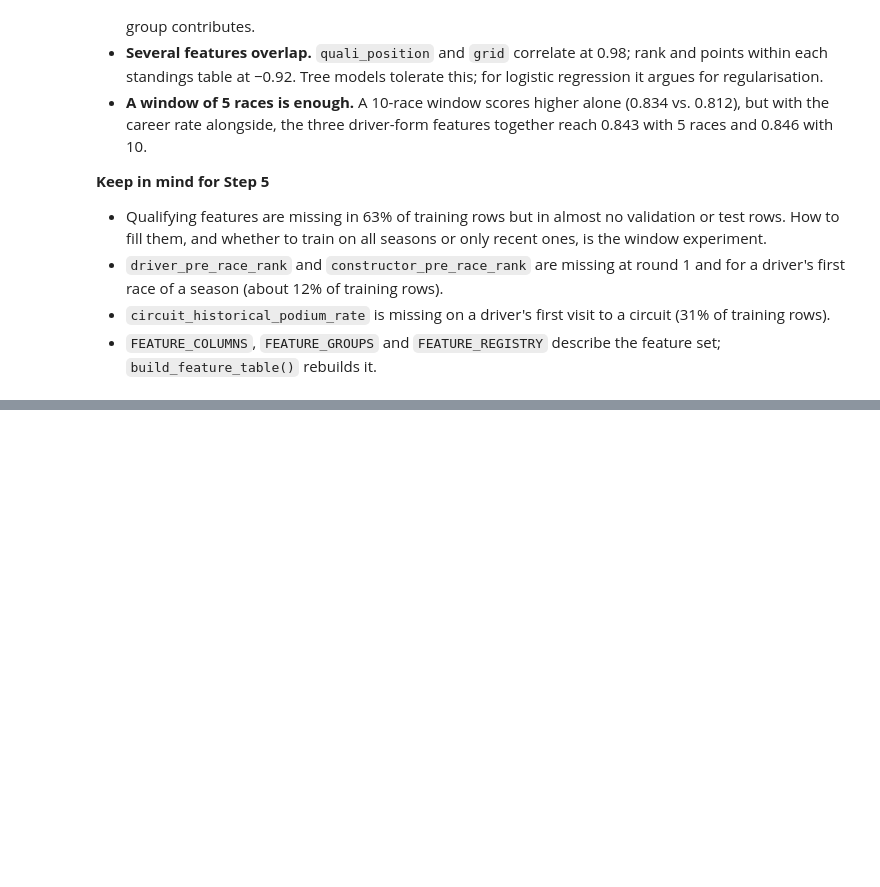
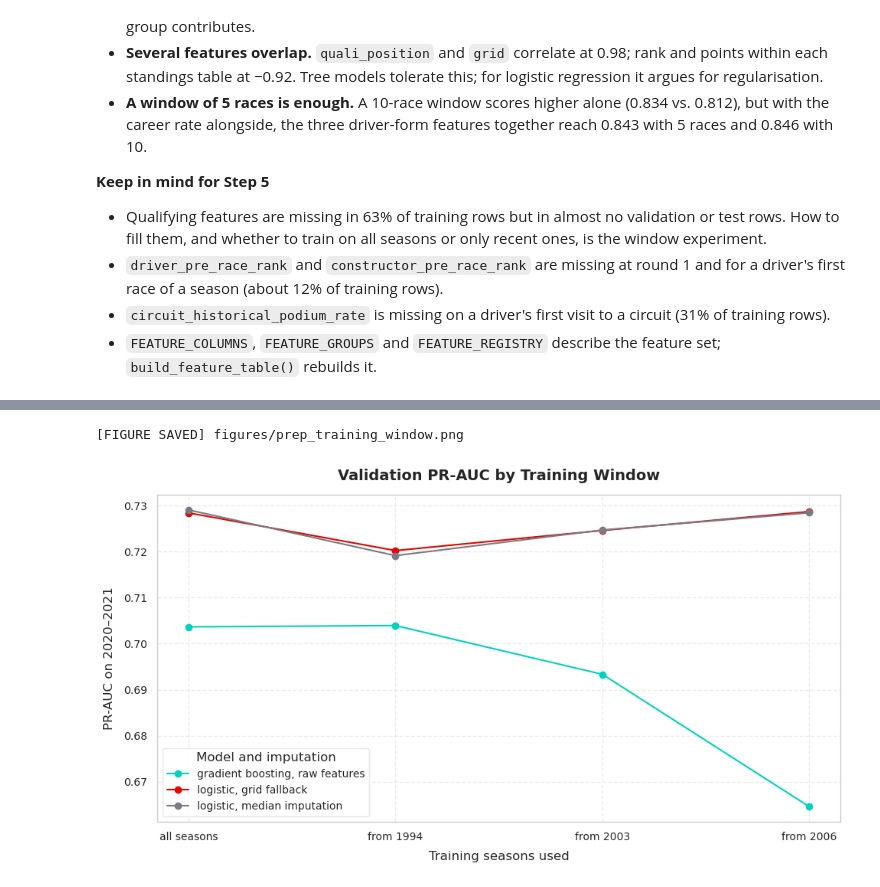
Before and after one commit to Abdel-RahmanIII/Formula-1, a Jupyter notebook: formula-1.ipynb, the cells around one changed output, grey strips where cells are left out. Drawn from its saved outputs; the diff is of its cells as text; code cells hidden in the pictures; blank space fills up the shorter version.

Commit message:
task 5 (fr)

```diff
--- a/formula-1.ipynb
+++ b/formula-1.ipynb
@@ -2241,0 +2292,12 @@ display(pd.DataFrame(window_scores).round(3))
+# %%
+# Task 15.2: why the identifiers are not one-hot encoded
+id_report = {}
+for col in ["driverId", "constructorId"]:
+    seen_in_training = set(clean_df.loc[clean_df["year"] <= TRAIN_MAX_YEAR, col])
+    id_report[col] = {"distinct values in training": len(seen_in_training)}
+    for name in ["validation", "test"]:
+        part = splits[name]
+        ids = part[col] if col in part else clean_df.loc[part.index, col]
+        id_report[col][f"{name} rows with an unseen value (%)"] = round((~ids.isin(seen_in_training)).mean() * 100, 1)
+display(pd.DataFrame(id_report).T)
+print(f"Columns in FEATURE_COLUMNS with a non-numeric dtype: {model_df[FEATURE_COLUMNS].select_dtypes(exclude='number').columns.tolist()}")
@@ -2241,0 +2420,31 @@ display(pd.DataFrame(window_scores).round(3))
+# %%
+# Task 17: training-window and qualifying-imputation experiment
+WINDOWS: Dict[str, Optional[int]] = {"all seasons": None, "from 1994": 1994, "from 2003": 2003, "from 2006": 2006}
+
+window_predictions, window_rows = {}, {}
+for window_name, first_year in WINDOWS.items():
+    train = split_by_season(model_df, first_year)["train"]
+    variants = {
+        "logistic, median imputation": (make_preprocessor(quali_fallback=False), None),
+        "logistic, grid fallback": (make_preprocessor(quali_fallback=True), None),
+        # Gradient boosting reads missing values natively, so it needs no imputer or scaler
+        "gradient boosting, raw features": (None, HistGradientBoostingClassifier(max_iter=200, learning_rate=0.05, random_state=RANDOM_SEED)),
+    }
+    for variant_name, (preprocessor, model) in variants.items():
+        key = f"{window_name} | {variant_name}"
+        window_predictions[key] = validation_probabilities(train, preprocessor, model)
+        window_rows[key] = {"train rows": len(train), "train rows without qualifying (%)": train["missing_quali_flag"].mean() * 100}
+
+WINDOW_REFERENCE = "all seasons | logistic, median imputation"
+window_results = pd.DataFrame(window_rows).T.join(compare_on_validation(window_predictions, WINDOW_REFERENCE))
+window_results.index = pd.MultiIndex.from_tuples([tuple(key.split(" | ")) for key in window_results.index], names=["training window", "model"])
+display(window_results.round({"train rows": 0, "train rows without qualifying (%)": 1}).round(4))
+
+pr_by_window = window_results["val PR-AUC"].unstack("model").loc[list(WINDOWS)]
+ax = pr_by_window.plot(marker="o", figsize=(10, 5.5), color=[F1_PALETTE["teal"], F1_PALETTE["crimson"], F1_PALETTE["gray"]])
+ax.set(title="Validation PR-AUC by Training Window", xlabel="Training seasons used", ylabel="PR-AUC on 2020–2021",
+       xticks=range(len(WINDOWS)), xticklabels=list(WINDOWS))
+ax.legend(title="Model and imputation")
+save_fig("prep_training_window")
+plt.show()
+# %% [output]
@@ -2241,0 +2465,2 @@ display(pd.DataFrame(window_scores).round(3))
+[FIGURE SAVED] figures/prep_training_window.png
+[figure, added]
```
Also changed, not shown: parts of 27 cells of this notebook, 6 other files.
